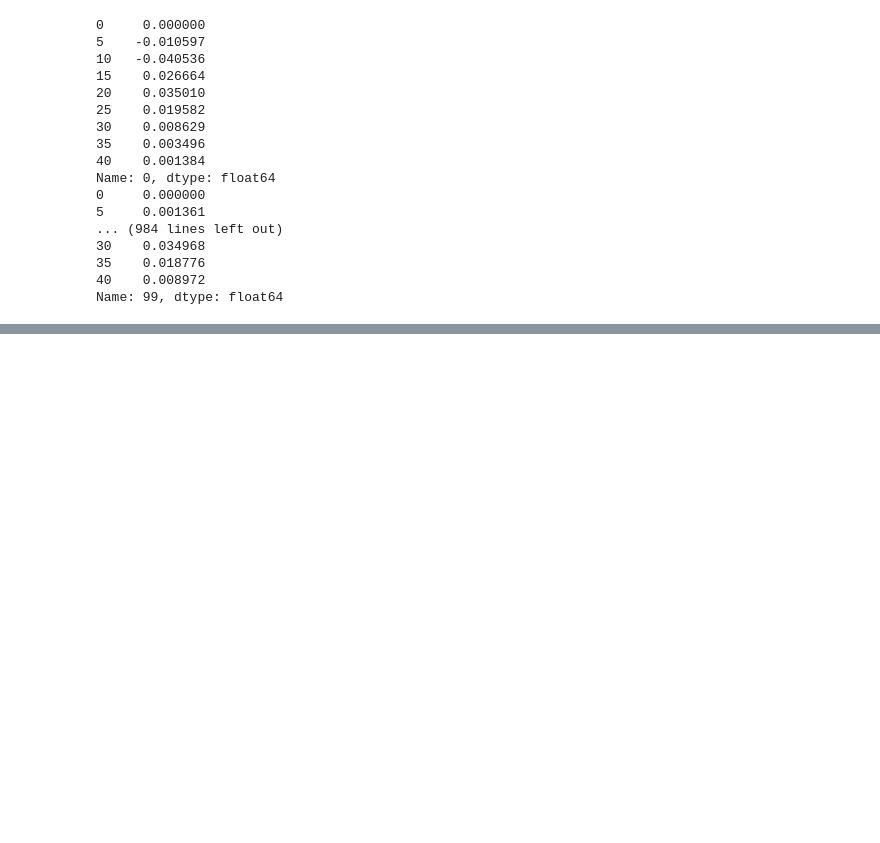
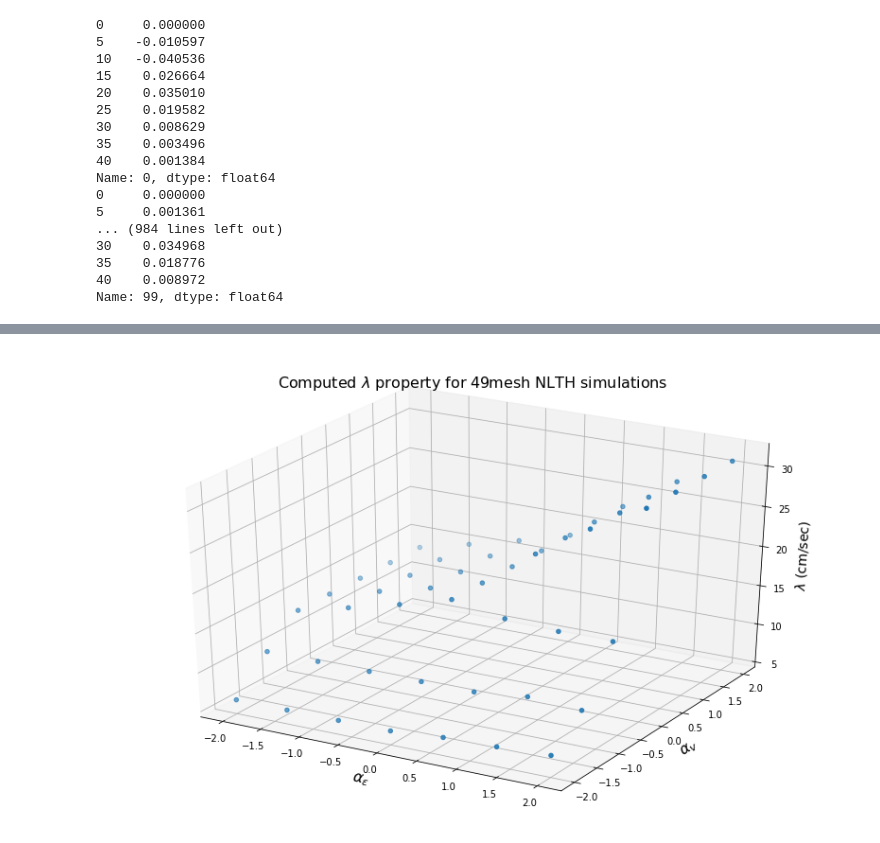
Before and after one commit to mtareqsoliman/msthesis, a Jupyter notebook: Benchmark_RS_ANN_12022022.ipynb, the cells around one changed output, grey strips where cells are left out. Saved outputs shown, nothing was run; the diff lists cells and outputs as text; code cells hidden in the pictures; blank space fills up the shorter version.

```diff
--- a/Benchmark_RS_ANN_12022022.ipynb
+++ b/Benchmark_RS_ANN_12022022.ipynb
@@ -1216,0 +1209,10 @@ ann.add(tf.keras.layers.Dense(units=1, activation='sigmoid'))
+# %%
+
+NLTHA49mesh = pd.read_excel('https://github.com/mtareqsoliman/msthesis/blob/main/Results/NLTHA49mesh.xlsx?raw=true')
+                          # ln(x)                                mean(ln(x))                                  stdev(ln(x))
+#ecu_9600_alpha = norm.cdf(np.log(-np.array(NLTHA49mesh[['ecu']])), np.log(-np.array(NLTHA49mesh[['ecu']])).mean(), np.log(-np.array(NLTHA49mesh[['ecu']])).std())
+#Vult_9600_alpha = norm.cdf(np.log(np.array(NLTHA49mesh[['Vult']])), np.log(np.array(NLTHA49mesh[['Vult']])).mean(),  np.log(np.array(NLTHA49mesh[['Vult']])).std())
+
+#ecu_9600_alpha, Vult_9600_alpha = norm.ppf(ecu_9600_alpha,0,1) , norm.ppf(Vult_9600_alpha,0,1)
+
+NLTHA49mesh.tail(10)
@@ -1216,0 +1231,5 @@ ann.add(tf.keras.layers.Dense(units=1, activation='sigmoid'))
+# %%
+NLTHA49mesh_pivot = pd.pivot_table(NLTHA49mesh, values='state', index=['ecu_alpha','Vult_alpha'],columns=['IM'], aggfunc=np.sum)  #merging rows makes more problems so leave them as they are
+NLTHA49mesh_pivot.insert(0,0,0)
+
+NLTHA49mesh_pivot
@@ -1216,0 +1255,68 @@ ann.add(tf.keras.layers.Dense(units=1, activation='sigmoid'))
+# %%
+##pivot_numpy = np.concatenate((np.zeros(9)[:, np.newaxis], pivot_numpy), axis=1)
+ecu_49mesh_alpha, Vult_49mesh_alpha = zip(*NLTHA49mesh_pivot.index.values)
+ecu_49mesh_alpha, Vult_49mesh_alpha = np.asarray(ecu_49mesh_alpha), np.asarray(Vult_49mesh_alpha)
+
+result_49mesh_list,lambda_49mesh_list,zeta_49mesh_list = [],[],[]
+
+IM = np.arange(0,45,5)
+fragility_table_49mesh = pd.DataFrame(columns = ['0','5','10','15','20','25','30','35','40'])
+z_list = []
+
+def frag(lambdazeta):
+    estimated_fragility = sp.norm.cdf(np.log(factor_list),np.log(lambdazeta[0]),lambdazeta[1])
+    log_likelihood = np.log(sp.binom.pmf(pcllps*nrcrds,nrcrds,estimated_fragility))
+    fun = -np.sum(log_likelihood)
+
+    return fun
+
+for i,ecu_i in enumerate(ecu_49mesh_alpha):
+    factor_list = np.array([0,5,10,15,20,25,30,35,40])
+    ncllps_NLTHA49mesh = NLTHA49mesh_pivot.iloc[i]
+    nrcrds = 12
+    pcllps = ncllps_NLTHA49mesh/nrcrds
+    # starting guess
+    lambdazeta_start = [24,0.4]
+    # Bounds
+    bnds = ((4, 50), (0.2, 1))
+
+
+    result = spo.minimize(frag,lambdazeta_start,options={'disp': True},bounds=bnds)
+
+    if result.success:
+        miny = result.x
+        lambda_mxlk = round(miny[0],2)
+        zeta_mxlk = round(miny[1],2)
+        lambda_49mesh_list.append(lambda_mxlk)
+        zeta_49mesh_list.append(zeta_mxlk)
+
+        z_mxlk = -round(result.fun,2)
+        z_list.append(z_mxlk)
+        fragility_table_49mesh.loc[i] = sp.norm.cdf(np.log(IM),np.log(lambda_mxlk),zeta_mxlk)
+
+lambda_49mesh_list = np.array(lambda_49mesh_list)
+zeta_49mesh_list = np.array(zeta_49mesh_list)
+
+print(pd.DataFrame({"eps":ecu_49mesh_alpha,"V":Vult_49mesh_alpha,"$lambda$":lambda_49mesh_list,'$zeta$':zeta_49mesh_list,'cost':z_list},index=None))
+
+fig = plt.figure(figsize =(14, 9))
+ax = plt.axes(projection ='3d')
+
+# Creating plot
+ax.scatter(ecu_49mesh_alpha, Vult_49mesh_alpha, lambda_49mesh_list)
+ax.set_zlabel(r"$\lambda$ (cm/sec)",fontsize=14)
+ax.set_xlabel(r"$\alpha_\epsilon$",fontsize=16)
+ax.set_ylabel(r"$\alpha_v$",fontsize=16)
+ax.set_title(r"Computed $\lambda$ property for 49mesh NLTH simulations",fontsize=16)
+
+fig.show()
+fig = plt.figure(figsize =(14, 9))
+ax = plt.axes(projection ='3d')
+ax.scatter(ecu_49mesh_alpha, Vult_49mesh_alpha, zeta_49mesh_list)
+ax.set_zlabel(r"$\zeta$",fontsize=14)
+ax.set_xlabel(r"$\alpha_\epsilon$",fontsize=16)
+ax.set_ylabel(r"$\alpha_v$",fontsize=16)
+ax.set_title(r"Computed $\zeta$ property for 49mesh NLTH simulations",fontsize=16)
+
+fig.show()
+# %% [output]
@@ -1216,0 +1340 @@ ann.add(tf.keras.layers.Dense(units=1, activation='sigmoid'))
+[figure, added]
```
Also changed, not shown: parts of 13 cells of this notebook.
